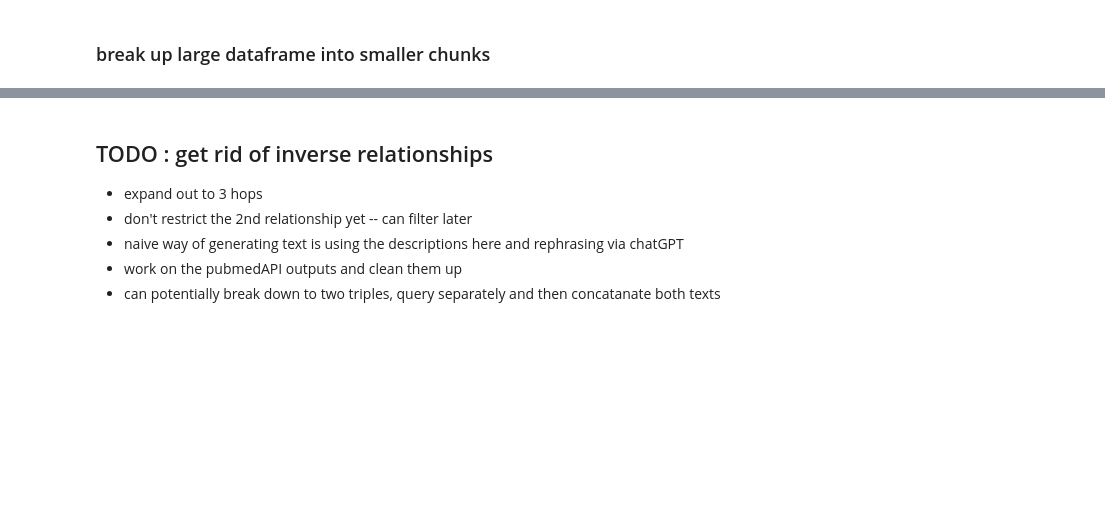
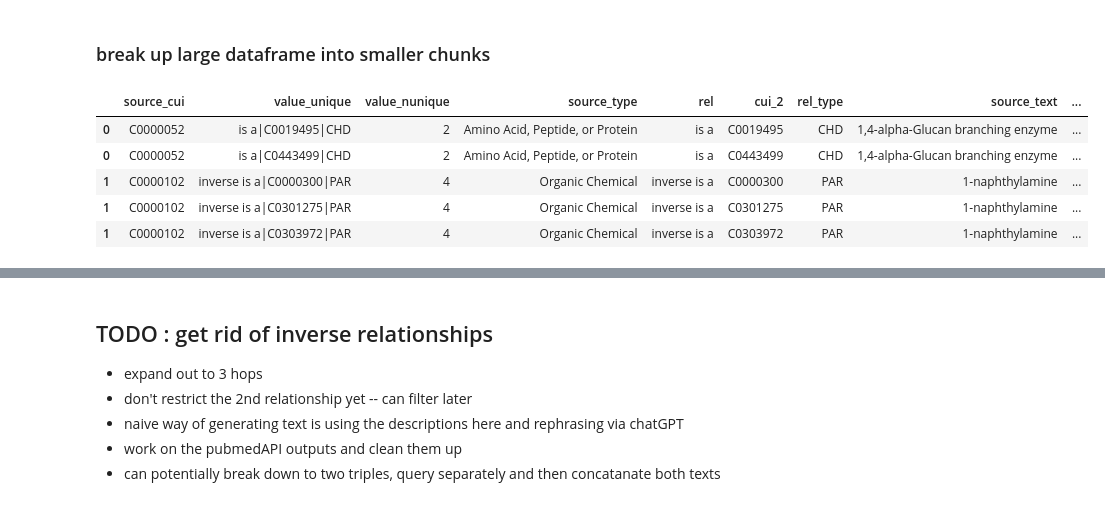
Before and after one commit to ignatius-ting/ITING_thesis23, a Jupyter notebook: exploration.ipynb, the cells around one changed output, grey strips where cells are left out. Saved outputs shown, nothing was run; the diff lists cells and outputs as text; code cells hidden in the pictures; blank space fills up the shorter version.

```diff
--- a/exploration.ipynb
+++ b/exploration.ipynb
@@ -414,11 +148,0 @@ zz = zz.split('\n')
-# %%
-
-# create dictionary for term type mapping
-zz = list(filter(lambda x: '\t' in x, zz))
-aa = [x.split('\t')[0] for x in zz]
-bb = [x.split('\t')[1] for x in zz]
-type_dict = {}
-for i in range(len(aa)):
-    type_dict[aa[i]] = bb[i]
-df['term_type'] = df.TTY.apply(lambda x: type_dict[x] if type(x) != float else x)
-df.head()
@@ -431,0 +149,13 @@ df.head()
+# %%
+type_dict = {}
+with open("2023AA/type_dict.txt") as f:
+    text = f.readlines()
+    for line in text:
+        line = line.strip('\n')
+        line = line.split('\t')
+        type_dict[line[0]] = line[-1]
+    f.close()
+
+df['term_type'] = df['TTY'].apply(lambda x: type_dict.get(x) if not pd.isna(x) else None)
+
+df.head()
@@ -808,14 +438,3 @@ df_rel.columns = ['CUI1',
  'SUPPRESS']
 # %%
 df_rel = df_rel.rename(columns = {'AUI1':"dest_atom",'AUI2':'source_atom'})
-# %%
-rel_dict = {}
-with open("2023AA/relationship_dict.txt") as f:
-    text = f.readlines()
-    for line in text:
-        line = line.strip('\n')
-        line = line.split('\t')
-        rel_dict[line[0]] = line[-1]
-    f.close()
-df_rel['broad_relation'] = df_rel.apply(lambda x: rel_dict[x['REL']], axis = 1)
-df_rel.sample(5)
@@ -1239,3 +777,12 @@ final_11nom[['text']].sample(10)
 ## 1:m:1
 # %% [markdown]
 ### break up large dataframe into smaller chunks
+# %%
+counts_1m.head()
+# %% [output]
+|  | source_cui | value_unique | value_nunique | source_type | rel | cui_2 | rel_type | source_text | ... |
+| 0 | C0000052 | is a|C0019495|CHD | 2 | Amino Acid, Peptide, or Protein | is a | C0019495 | CHD | 1,4-alpha-Glucan branching enzyme | ... |
+| 0 | C0000052 | is a|C0443499|CHD | 2 | Amino Acid, Peptide, or Protein | is a | C0443499 | CHD | 1,4-alpha-Glucan branching enzyme | ... |
+| 1 | C0000102 | inverse is a|C0000300|PAR | 4 | Organic Chemical | inverse is a | C0000300 | PAR | 1-naphthylamine | ... |
+| 1 | C0000102 | inverse is a|C0301275|PAR | 4 | Organic Chemical | inverse is a | C0301275 | PAR | 1-naphthylamine | ... |
+| 1 | C0000102 | inverse is a|C0303972|PAR | 4 | Organic Chemical | inverse is a | C0303972 | PAR | 1-naphthylamine | ... |
```
Also changed, not shown: parts of 77 cells of this notebook, 1 other file.
